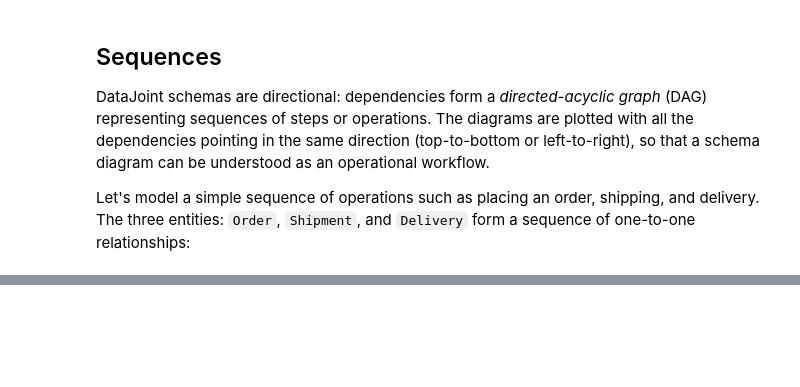
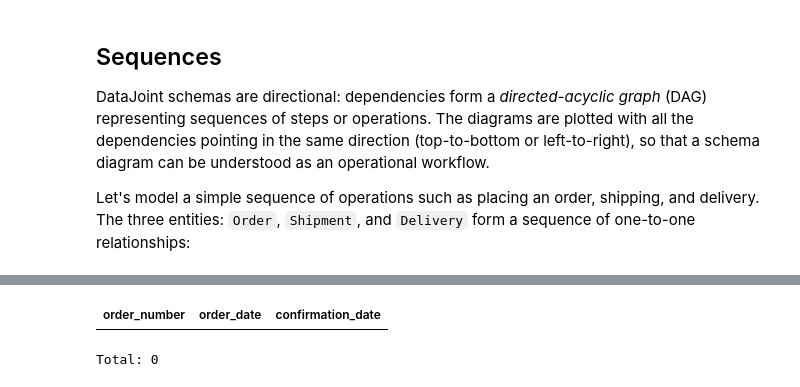
Before and after one commit to dimitri-yatsenko/datajoint-book, a Jupyter notebook: book/30-schema-design/050-relationships.ipynb, the cells around one changed output, grey strips where cells are left out. Saved outputs shown, nothing was run; the diff lists cells and outputs as text; code cells hidden in the pictures; blank space fills up the shorter version.

```diff
--- a/book/30-schema-design/050-relationships.ipynb
+++ b/book/30-schema-design/050-relationships.ipynb
@@ -1260,0 +479,38 @@ dj.Diagram(schema)
+# %%
+schema = dj.Schema('orders')
+
+@schema
+class Order(dj.Manual):
+    definition = """
+    order_number : int
+    ---
+    order_date : date
+    """
+
+@schema
+class Shipment(dj.Manual):
+    definition = """
+    -> Order
+    ---
+    ship_date : date
+    """
+
+
+@schema
+class Delivery(dj.Manual):
+    definition = """
+    -> Shipment
+    ---
+    delivery_date : date
+    """
+
+@schema
+class Confirmation(dj.Manual):
+    definition = """
+    -> Delivery
+    ---
+    confirmation_date : date
+    """
+
+
+dj.Diagram(schema)
@@ -1260,0 +521,5 @@ dj.Diagram(schema)
+# %%
+Order * Confirmation
+# %% [output]
+| order_number | order_date | confirmation_date |
+Total: 0
```
Also changed, not shown: parts of 126 cells of this notebook.
